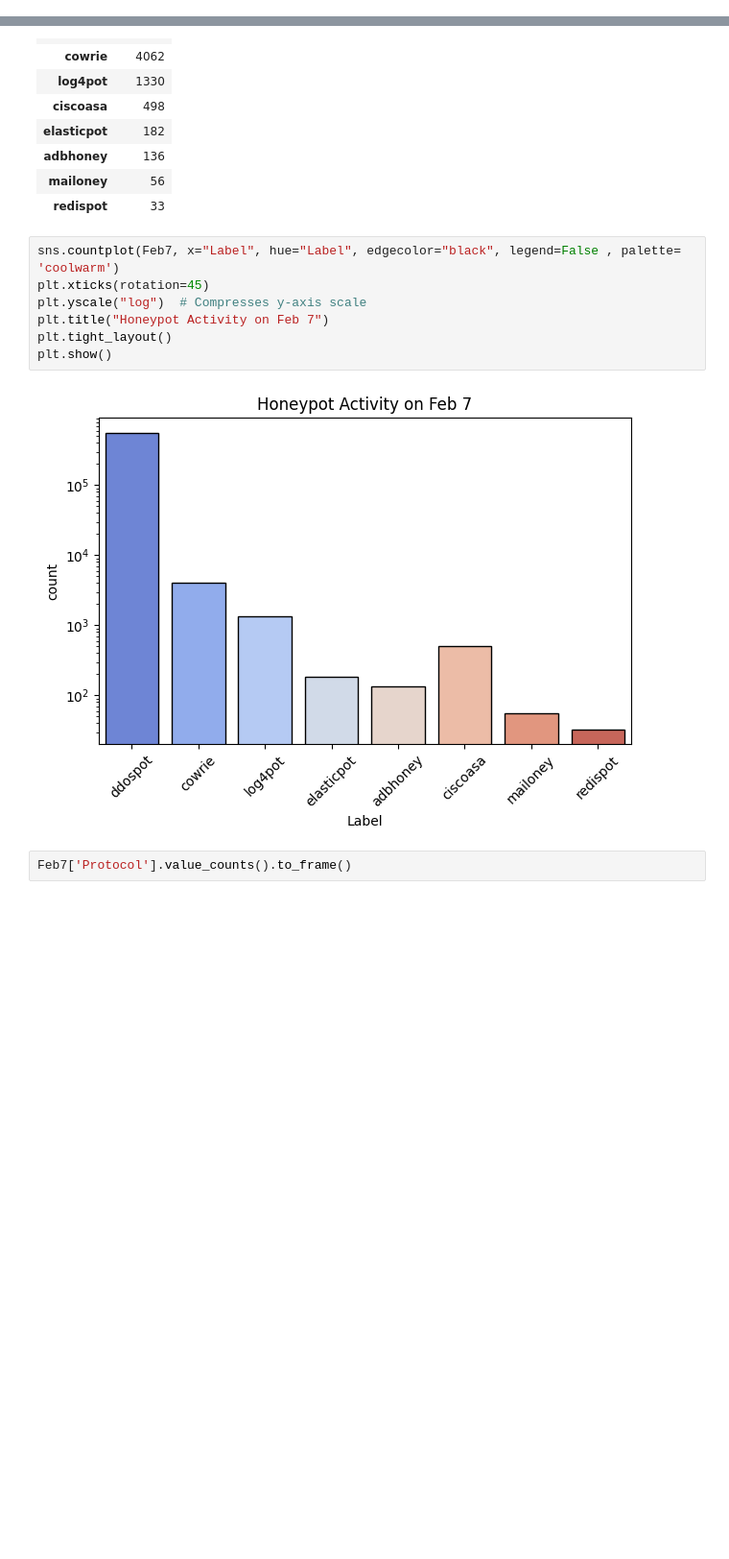
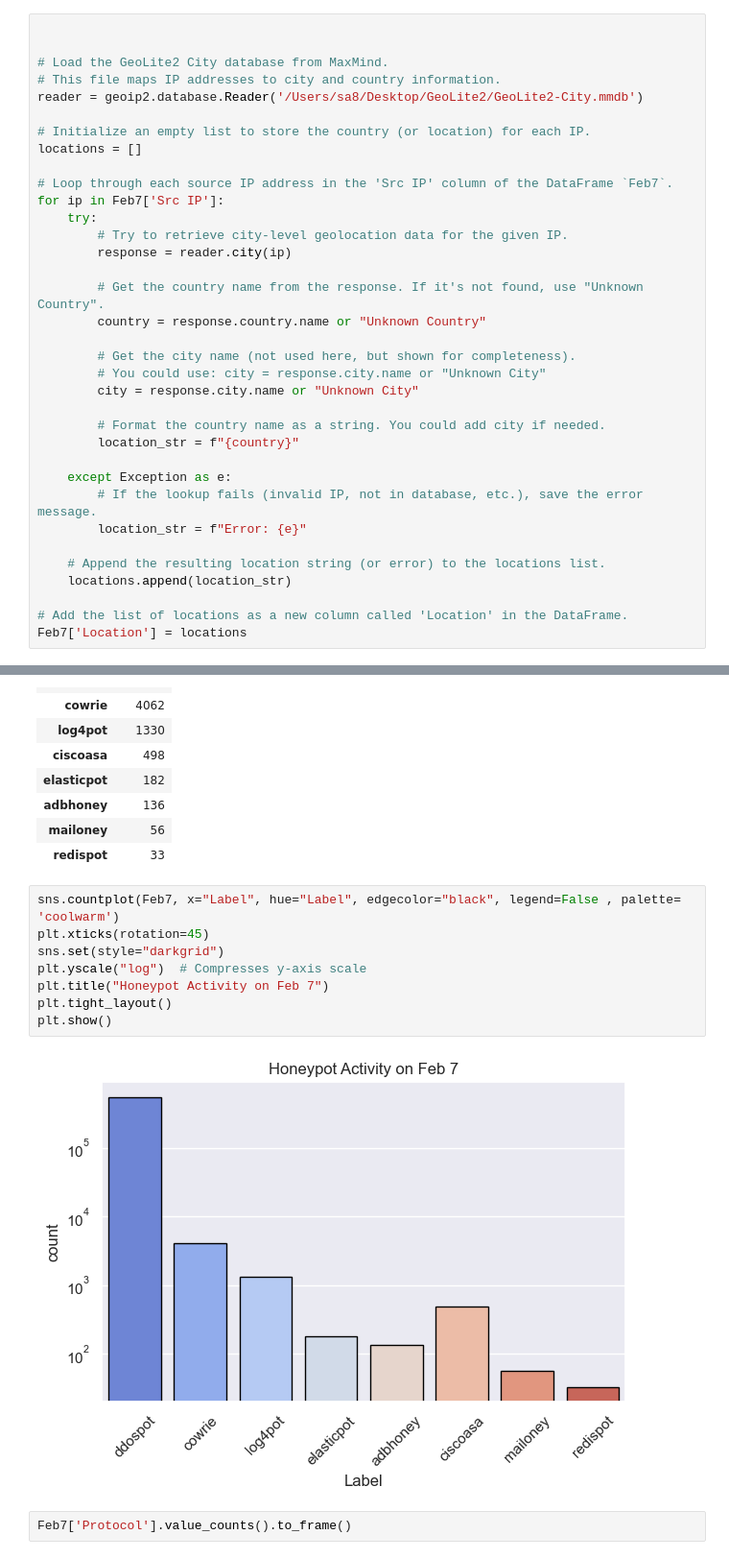
Before and after one commit to Totally-Kyle/The-CyberChase, a Jupyter notebook: EDA.ipynb, the cells around one changed output, grey strips where cells are left out. Shown at 96% size. Drawn from its saved outputs; the diff is of its cells as text; blank space fills up the shorter version.

```diff
--- a/EDA.ipynb
+++ b/EDA.ipynb
@@ -110,6 +114,41 @@ Idle Max     0
 Idle Min     0
 Label        0
 Length: 84, dtype: int64
+# %%
+
+
+# Load the GeoLite2 City database from MaxMind.
+# This file maps IP addresses to city and country information.
+reader = geoip2.database.Reader('/Users/sa8/Desktop/GeoLite2/GeoLite2-City.mmdb')
+
+# Initialize an empty list to store the country (or location) for each IP.
+locations = []
+
+# Loop through each source IP address in the 'Src IP' column of the DataFrame `Feb7`.
+for ip in Feb7['Src IP']:
+    try:
+        # Try to retrieve city-level geolocation data for the given IP.
+        response = reader.city(ip)
+
+        # Get the country name from the response. If it's not found, use "Unknown Country".
+        country = response.country.name or "Unknown Country"
+
+        # Get the city name (not used here, but shown for completeness).
+        # You could use: city = response.city.name or "Unknown City"
+        city = response.city.name or "Unknown City"
+
+        # Format the country name as a string. You could add city if needed.
+        location_str = f"{country}"
+
+    except Exception as e:
+        # If the lookup fails (invalid IP, not in database, etc.), save the error message.
+        location_str = f"Error: {e}"
+
+    # Append the resulting location string (or error) to the locations list.
+    locations.append(location_str)
+
+# Add the list of locations as a new column called 'Location' in the DataFrame.
+Feb7['Location'] = locations
 # %% [markdown]
 ---
 # %% [markdown]
@@ -131,12 +170,13 @@ Feb7['Label'].value_counts().to_frame()
 # %%
 sns.countplot(Feb7, x="Label", hue="Label", edgecolor="black", legend=False , palette= 'coolwarm')
 plt.xticks(rotation=45)
+sns.set(style="darkgrid")
 plt.yscale("log")  # Compresses y-axis scale
 plt.title("Honeypot Activity on Feb 7")
 plt.tight_layout()
 plt.show()
 # %% [output]
-[figure, old version]
+[figure, new version]
 # %%
 Feb7['Protocol'].value_counts().to_frame()
 # %% [output]
```
Also changed, not shown: parts of 19 cells of this notebook.
